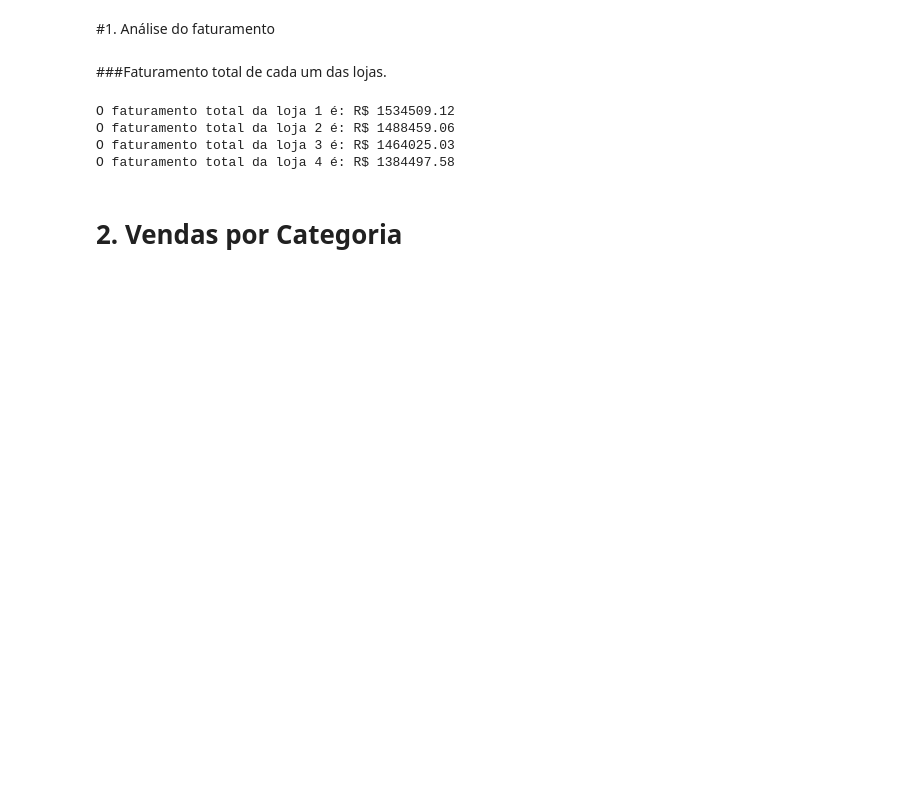
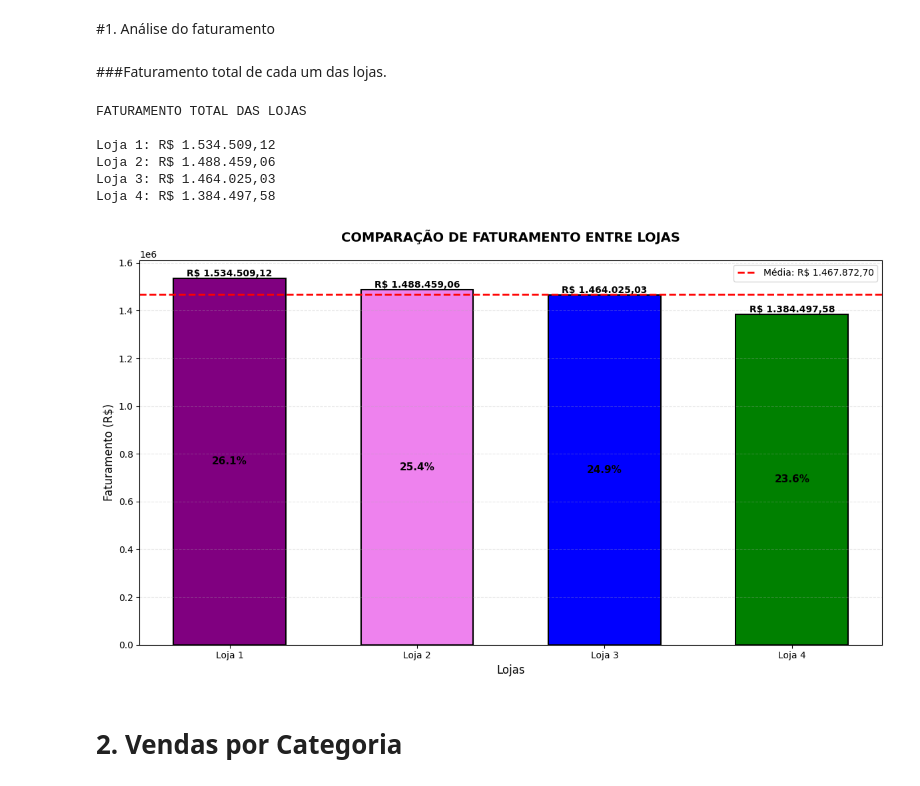
Before and after one commit to RodrigoMeneghettiEducation/AluraStoreBrasilChallengeDataSciencePythonPandas, a Jupyter notebook: AluraStoreBrasil.ipynb, the cells around one changed output. Saved outputs shown, nothing was run; the diff lists cells and outputs as text; code cells hidden in the pictures; blank space fills up the shorter version.

Commit message:
BR - Melhoria em alguns códigos com inclusão de gráficos em demais informações. EN - Improvement in some codes with inclusion of graphics in other information.

```diff
--- a/AluraStoreBrasil.ipynb
+++ b/AluraStoreBrasil.ipynb
@@ -73,22 +76,75 @@ loja4.head()
 # %% [markdown]
 ###Faturamento total de cada um das lojas.
 # %%
-#Calculando o faturamento total de cada loja, somando os valores da coluna "Preço".
+# Calculando o faturamento total de cada loja, somando os valores da coluna "Preço"
 faturamento_loja1 = loja1["Preço"].sum()
 faturamento_loja2 = loja2["Preço"].sum()
 faturamento_loja3 = loja3["Preço"].sum()
 faturamento_loja4 = loja4["Preço"].sum()
 
-#Exibindo os valores de faturamento total de cada loja.
-print(f"O faturamento total da loja 1 é: R$ {faturamento_loja1}")
-print(f"O faturamento total da loja 2 é: R$ {faturamento_loja2}")
-print(f"O faturamento total da loja 3 é: R$ {faturamento_loja3}")
-print(f"O faturamento total da loja 4 é: R$ {faturamento_loja4}")
+# Exibindo os valores de faturamento total de cada loja
+# Criar lista de faturamentos e lojas
+faturamentos = [faturamento_loja1, faturamento_loja2, faturamento_loja3, faturamento_loja4]
+lojas = ['Loja 1', 'Loja 2', 'Loja 3', 'Loja 4']
+cores = ['purple', 'violet', 'blue', 'green']
+
+# Exibindo os valores de faturamento total de cada loja
+print("FATURAMENTO TOTAL DAS LOJAS\n")
+
+for loja, faturamento in zip(lojas, faturamentos):
+    print(f"{loja}: R$ {faturamento:,.2f}".replace(',', 'X').replace('.', ',').replace('X', '.'))
 # %% [output]
-O faturamento total da loja 1 é: R$ 1534509.12
-O faturamento total da loja 2 é: R$ 1488459.06
-O faturamento total da loja 3 é: R$ 1464025.03
-O faturamento total da loja 4 é: R$ 1384497.58
+FATURAMENTO TOTAL DAS LOJAS
+
+Loja 1: R$ 1.534.509,12
+Loja 2: R$ 1.488.459,06
+Loja 3: R$ 1.464.025,03
+Loja 4: R$ 1.384.497,58
+# %%
+# Gráfico de comparação detalhado
+fig, ax = plt.subplots(figsize=(12, 7))
+
+# Calcular estatísticas
+faturamento_total = sum(faturamentos)
+media_faturamento = np.mean(faturamentos)
+
+# Criar posições para as barras
+x = np.arange(len(lojas))
+width = 0.6
+
+# Plotar barras
+bars = ax.bar(x, faturamentos, width, color=cores, edgecolor='black', linewidth=1.5)
+
+# Configurar eixos
+ax.set_xlabel('Lojas', fontsize=12)
+ax.set_ylabel('Faturamento (R$)', fontsize=12)
+ax.set_title('COMPARAÇÃO DE FATURAMENTO ENTRE LOJAS', fontsize=14, fontweight='bold', pad=20)
+ax.set_xticks(x)
+ax.set_xticklabels(lojas)
+ax.grid(axis='y', alpha=0.3, linestyle='--')
+
+# Adicionar valores nas barras
+for bar, faturamento in zip(bars, faturamentos):
+    height = bar.get_height()
+    ax.text(bar.get_x() + bar.get_width()/2., height,
+           f'R$ {height:,.2f}'.replace(',', 'X').replace('.', ',').replace('X', '.'),
+           ha='center', va='bottom', fontweight='bold', fontsize=10)
+
+# Adicionar linha da média
+ax.axhline(y=media_faturamento, color='red', linestyle='--', linewidth=2,
+           label=f'Média: R$ {media_faturamento:,.2f}'.replace(',', 'X').replace('.', ',').replace('X', '.'))
+
+# Adicionar anotações
+for i, (loja, fat) in enumerate(zip(lojas, faturamentos)):
+    pct_total = (fat / faturamento_total * 100)
+    ax.text(i, fat/2, f'{pct_total:.1f}%',
+           ha='center', va='center', color='black', fontweight='bold', fontsize=11)
+
+ax.legend(loc='upper right')
+plt.tight_layout()
+plt.show()
+# %% [output]
+[figure, added]
 # %% [markdown]
 # 2. Vendas por Categoria
 # %% [markdown]
```
Also changed, not shown: parts of 24 cells of this notebook.
